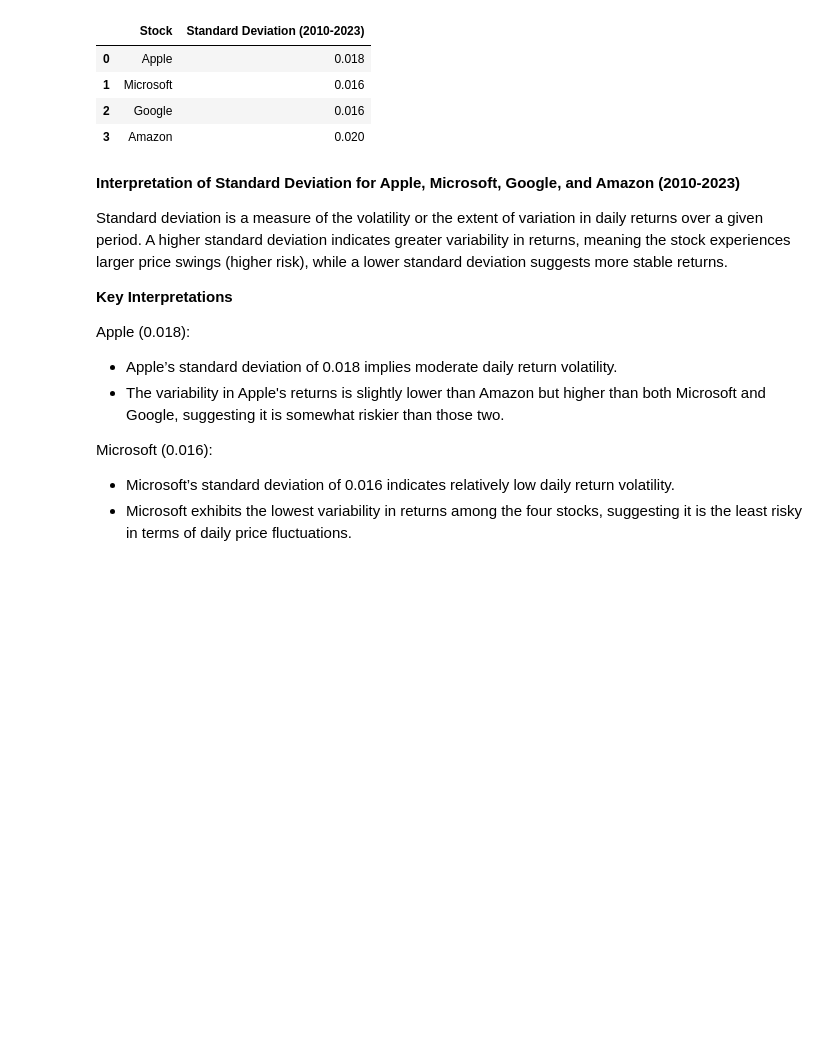
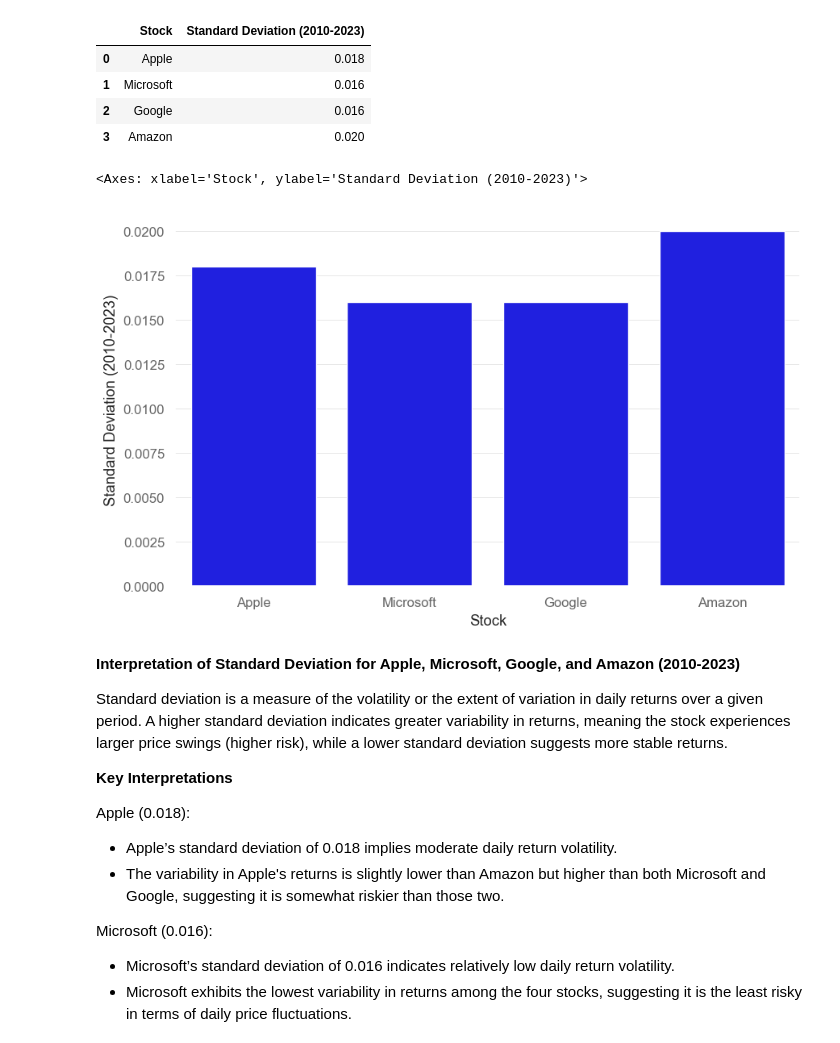
Before and after one commit to TeslimAdeyanju/6-Portfolio-Exploring-Financial-Market-Trends-Analysis, a Jupyter notebook: Exploring-Financia-Market-Analysis.ipynb, the cells around one changed output. Drawn from its saved outputs; the diff is of its cells as text; code cells hidden in the pictures; blank space fills up the shorter version.

```diff
--- a/Exploring-Financia-Market-Analysis.ipynb
+++ b/Exploring-Financia-Market-Analysis.ipynb
@@ -574,6 +574,11 @@ std_df
 | 1 | Microsoft | 0.016 |
 | 2 | Google | 0.016 |
 | 3 | Amazon | 0.020 |
+# %%
+sns.barplot(data=std_df, x='Stock', y='Standard Deviation (2010-2023)', color='blue')
+# %% [output]
+<Axes: xlabel='Stock', ylabel='Standard Deviation (2010-2023)'>
+[figure, added]
 # %% [markdown]
 **Interpretation of Standard Deviation for Apple, Microsoft, Google, and Amazon (2010-2023)**
 
```
Also changed, not shown: parts of 20 cells of this notebook.
